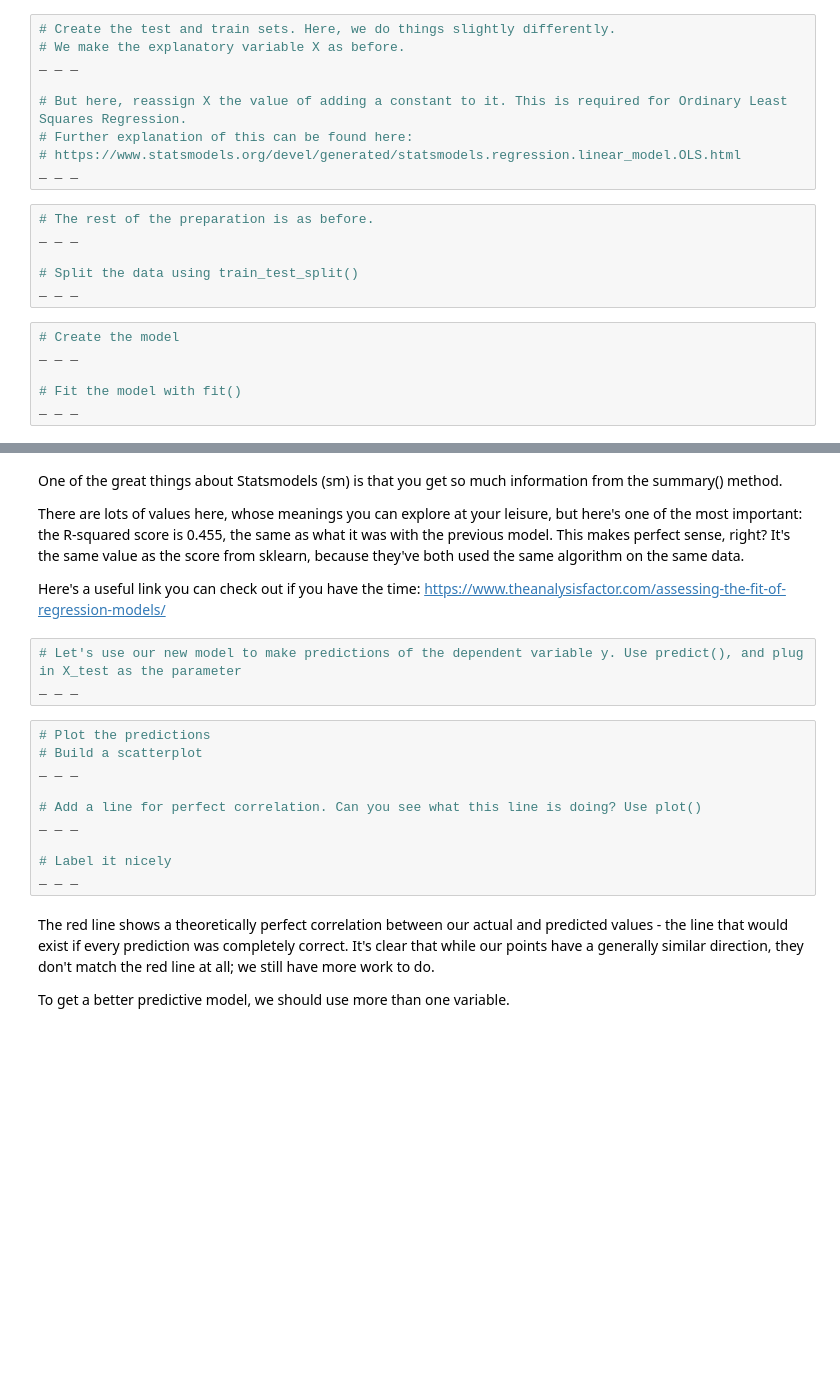
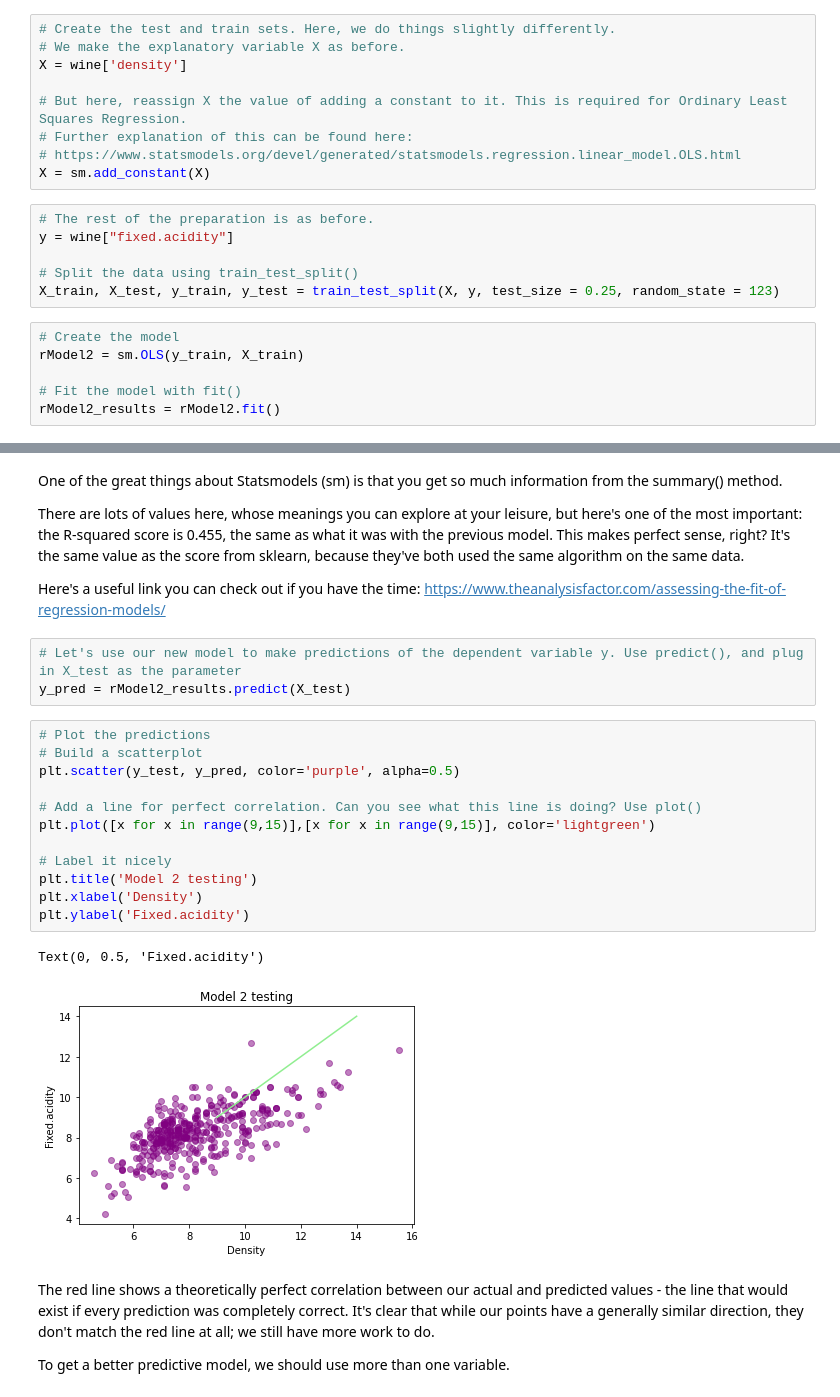
Before and after one commit to smaxwell953/Springboard_DSC_Career_Track, a Jupyter notebook: 11.04_Linear_Regression_Case_Study/Springboard Regression Case Study - the Red Wine Dataset - Tier 3.ipynb, the cells around one changed output, grey strips where cells are left out. Cells and saved outputs as stored; diff of their text form; blank space fills up the shorter version.

```diff
--- a/11.04_Linear_Regression_Case_Study/Springboard Regression Case Study - the Red Wine Dataset - Tier 3.ipynb
+++ b/11.04_Linear_Regression_Case_Study/Springboard Regression Case Study - the Red Wine Dataset - Tier 3.ipynb
@@ -316,23 +326,23 @@ Let's build a similar model using a different package, to see if we get a better
 # %%
 # Create the test and train sets. Here, we do things slightly differently.
 # We make the explanatory variable X as before.
-_ _ _
+X = wine['density']
 
 # But here, reassign X the value of adding a constant to it. This is required for Ordinary Least Squares Regression.
 # Further explanation of this can be found here:
 # https://www.statsmodels.org/devel/generated/statsmodels.regression.linear_model.OLS.html
-_ _ _
+X = sm.add_constant(X)
 # %%
 # The rest of the preparation is as before.
-_ _ _
+y = wine["fixed.acidity"]
 
 # Split the data using train_test_split()
-_ _ _
+X_train, X_test, y_train, y_test = train_test_split(X, y, test_size = 0.25, random_state = 123)
 # %%
 # Create the model
-_ _ _
+rModel2 = sm.OLS(y_train, X_train)
 
 # Fit the model with fit()
-_ _ _
+rModel2_results = rModel2.fit()
 # %%
 # Evaluate the model with .summary()
@@ -345,17 +377,22 @@ There are lots of values here, whose meanings you can explore at your leisure, b
 Here's a useful link you can check out if you have the time: https://www.theanalysisfactor.com/assessing-the-fit-of-regression-models/
 # %%
 # Let's use our new model to make predictions of the dependent variable y. Use predict(), and plug in X_test as the parameter
-_ _ _
+y_pred = rModel2_results.predict(X_test)
 # %%
 # Plot the predictions
 # Build a scatterplot
-_ _ _
+plt.scatter(y_test, y_pred, color='purple', alpha=0.5)
 
 # Add a line for perfect correlation. Can you see what this line is doing? Use plot()
-_ _ _
+plt.plot([x for x in range(9,15)],[x for x in range(9,15)], color='lightgreen')
 
 # Label it nicely
-_ _ _
+plt.title('Model 2 testing')
+plt.xlabel('Density')
+plt.ylabel('Fixed.acidity')
+# %% [output]
+Text(0, 0.5, 'Fixed.acidity')
+[figure, added]
 # %% [markdown]
 The red line shows a theoretically perfect correlation between our actual and predicted values - the line that would exist if every prediction was completely correct. It's clear that while our points have a generally similar direction, they don't match the red line at all; we still have more work to do.
 
```
Also changed, not shown: parts of 23 cells of this notebook.
